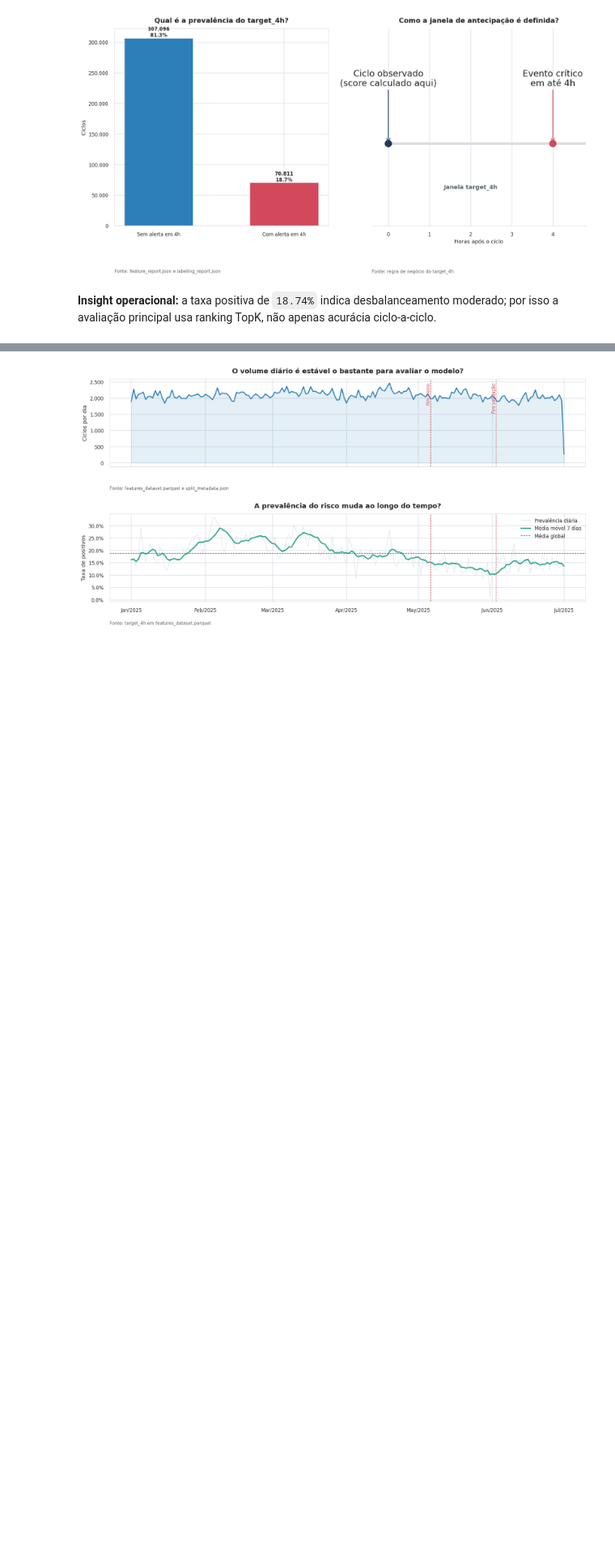
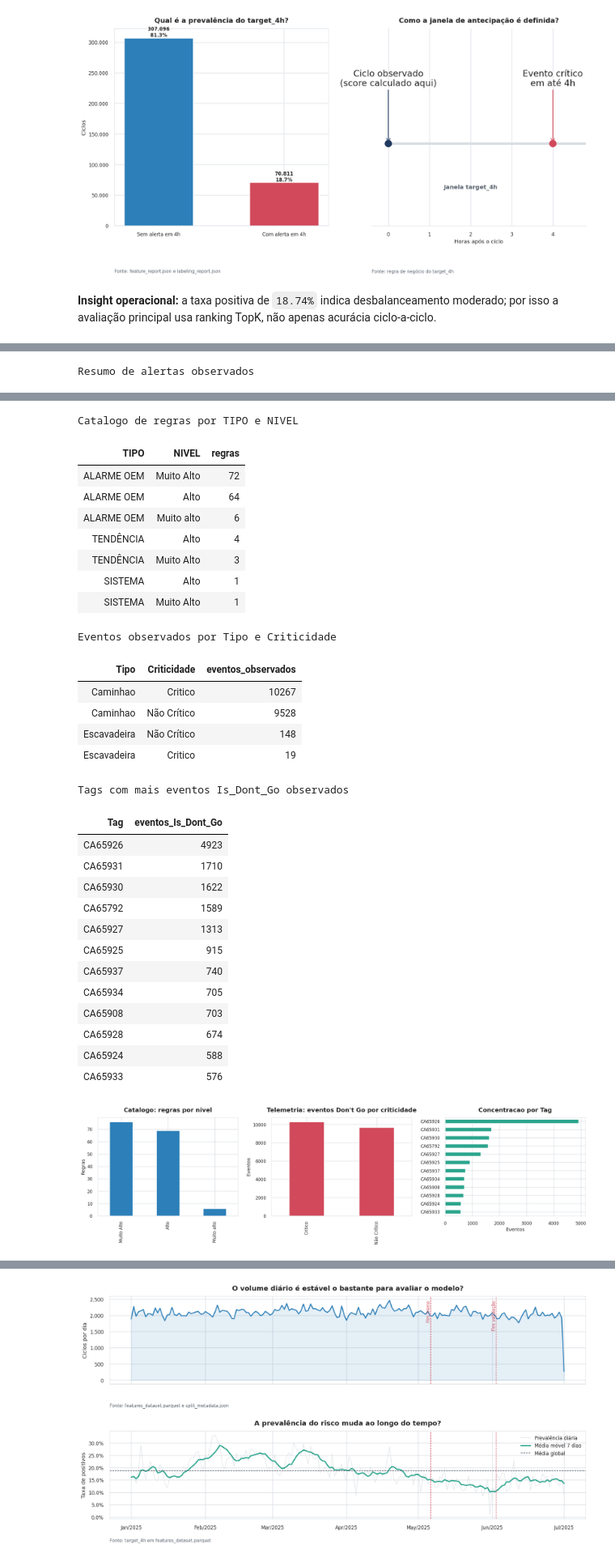
Before and after one commit to LuccaRomagnolli/Projeto-Vale, a Jupyter notebook: notebooks/main.ipynb, the cells around one changed output, grey strips where cells are left out. Shown at 81% size. Drawn from its saved outputs; the diff is of its cells as text; code cells hidden in the pictures; blank space fills up the shorter version.

```diff
--- a/notebooks/main.ipynb
+++ b/notebooks/main.ipynb
@@ -354,0 +628,47 @@ Resumo da rotulação supervisionada temporal
+# %%
+telemetry_alert_parts = []
+for path in telemetry_files:
+    cols = ["Data_Evento", "TAG", "Tipo", "Criticidade", "Alarme", "Is_Dont_Go"]
+    tel = pd.read_parquet(path, columns=cols)
+    tel_alerts = tel[tel["Is_Dont_Go"].astype(int).eq(1)].copy()
+    telemetry_alert_parts.append(tel_alerts)
+telemetry_alerts = pd.concat(telemetry_alert_parts, ignore_index=True) if telemetry_alert_parts else pd.DataFrame(columns=cols)
+telemetry_alerts["Data_Evento"] = pd.to_datetime(telemetry_alerts["Data_Evento"], errors="coerce", utc=True)
+
+alert_summary = pd.DataFrame([
+    {"Indicador": "Eventos Is_Dont_Go observados", "Valor": fmt_int(len(telemetry_alerts))},
+    {"Indicador": "Eventos criticos finais apos regra de rotulacao", "Valor": fmt_int(labeling_json["rows_critical_events_final"])},
+    {"Indicador": "Tags com evento critico", "Valor": fmt_int(telemetry_alerts["TAG"].nunique())},
+    {"Indicador": "Periodo dos alertas", "Valor": f"{telemetry_alerts['Data_Evento'].min()} a {telemetry_alerts['Data_Evento'].max()}"},
+])
+display(alert_summary.style.hide(axis="index").set_caption("Resumo de alertas observados"))
+
+rules_by_level = rules_df.groupby(["TIPO", "NIVEL"], dropna=False).size().reset_index(name="regras")
+observed_by_type_level = telemetry_alerts.groupby(["Tipo", "Criticidade"], dropna=False).size().reset_index(name="eventos_observados")
+top_tags_alerts = telemetry_alerts["TAG"].value_counts().head(12).rename_axis("Tag").reset_index(name="eventos_Is_Dont_Go")
+
+display(rules_by_level.sort_values("regras", ascending=False).head(12).style.hide(axis="index").set_caption("Catalogo de regras por TIPO e NIVEL"))
+display(observed_by_type_level.sort_values("eventos_observados", ascending=False).style.hide(axis="index").set_caption("Eventos observados por Tipo e Criticidade"))
+display(top_tags_alerts.style.hide(axis="index").set_caption("Tags com mais eventos Is_Dont_Go observados"))
+
+fig, axes = plt.subplots(1, 3, figsize=(17, 5))
+
+rules_df["NIVEL"].fillna("sem nivel").value_counts().plot(kind="bar", ax=axes[0], color=PALETTE["blue"])
+axes[0].set_title("Catalogo: regras por nivel")
+axes[0].set_xlabel("")
+axes[0].set_ylabel("Regras")
+
+telemetry_alerts["Criticidade"].fillna("sem criticidade").value_counts().plot(kind="bar", ax=axes[1], color=PALETTE["red"])
+axes[1].set_title("Telemetria: eventos Don't Go por criticidade")
+axes[1].set_xlabel("")
+axes[1].set_ylabel("Eventos")
+
+top_tags_alerts.sort_values("eventos_Is_Dont_Go").plot(kind="barh", x="Tag", y="eventos_Is_Dont_Go", ax=axes[2], color=PALETTE["teal"], legend=False)
+axes[2].set_title("Concentracao por Tag")
+axes[2].set_xlabel("Eventos")
+axes[2].set_ylabel("")
+
+plt.tight_layout()
+plt.show()
+# %% [output]
+Resumo de alertas observados
@@ -355 +680,31 @@ Resumo da rotulação supervisionada temporal
+Catalogo de regras por TIPO e NIVEL
+| TIPO | NIVEL | regras |
+| ALARME OEM | Muito Alto | 72 |
+| ALARME OEM | Alto | 64 |
+| ALARME OEM | Muito alto | 6 |
+| TENDÊNCIA | Alto | 4 |
+| TENDÊNCIA | Muito Alto | 3 |
+| SISTEMA | Alto | 1 |
+| SISTEMA | Muito Alto | 1 |
+Eventos observados por Tipo e Criticidade
+| Tipo | Criticidade | eventos_observados |
+| Caminhao | Critico | 10267 |
+| Caminhao | Não Crítico | 9528 |
+| Escavadeira | Não Crítico | 148 |
+| Escavadeira | Critico | 19 |
+Tags com mais eventos Is_Dont_Go observados
+| Tag | eventos_Is_Dont_Go |
+| CA65926 | 4923 |
+| CA65931 | 1710 |
+| CA65930 | 1622 |
+| CA65792 | 1589 |
+| CA65927 | 1313 |
+| CA65925 | 915 |
+| CA65937 | 740 |
+| CA65934 | 705 |
+| CA65908 | 703 |
+| CA65928 | 674 |
+| CA65924 | 588 |
+| CA65933 | 576 |
+[figure, added]
 # %% [markdown]
```
Also changed, not shown: parts of 44 cells of this notebook.
